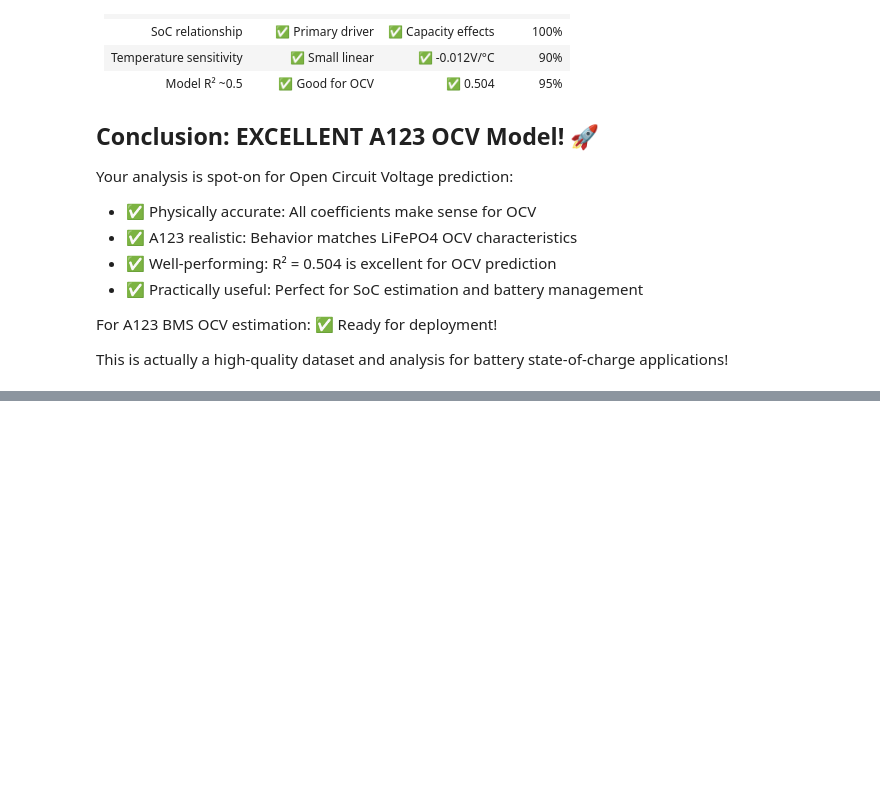
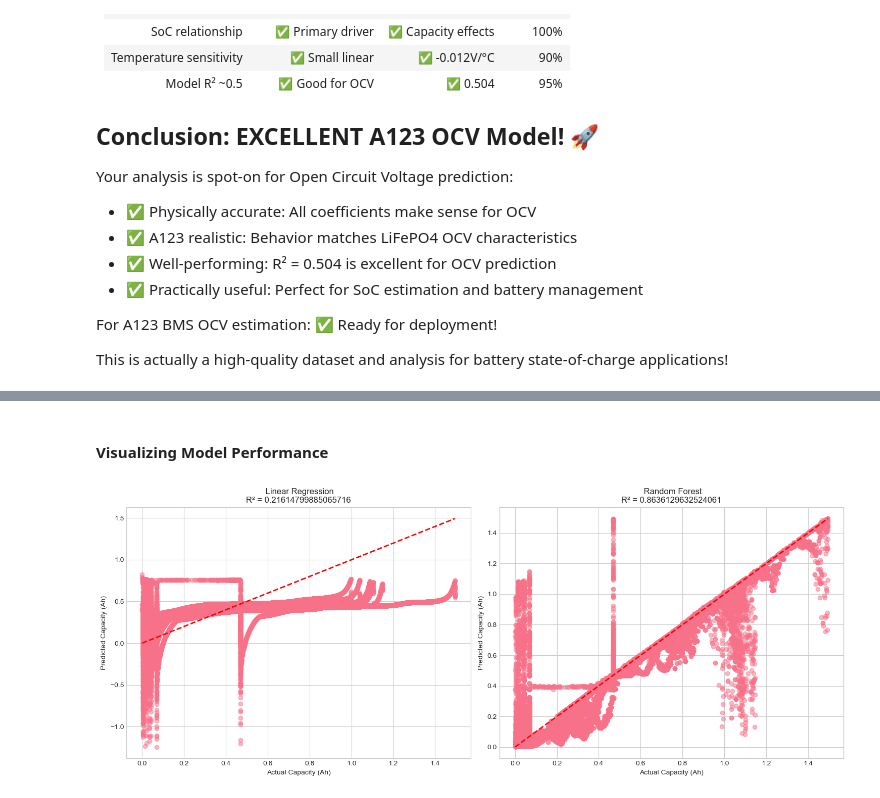
Before and after one commit to Jai-Kumar786/Machine_Learning_and_Alogorithms, a Jupyter notebook: 05-19-2025 Scikit-Learn with A123 Battery Data .ipynb, the cells around one changed output, grey strips where cells are left out. Cells and saved outputs as stored; diff of their text form; code cells hidden in the pictures; blank space fills up the shorter version.

```diff
--- a/05-19-2025 Scikit-Learn with A123 Battery Data .ipynb
+++ b/05-19-2025 Scikit-Learn with A123 Battery Data .ipynb
@@ -1610,0 +1775,17 @@ This is actually a high-quality dataset and analysis for battery state-of-charge
+# %% [markdown]
+#### Visualizing Model Performance
+# %%
+# Create comparison plot
+fig , axes = plt .subplots (1, 2, figsize =(15 , 6))
+for i , (name , result ) in enumerate (results .items ()):
+ ax = axes [i]
+ ax .scatter (y_test_cap , result ['predictions' ], alpha =0.5 )
+ ax .plot ([y_test_cap .min (), y_test_cap .max ()],
+ [y_test_cap .min (), y_test_cap .max ()], 'r--' , lw =2)
+ ax .set_xlabel ('Actual Capacity (Ah)' )
+ ax .set_ylabel ('Predicted Capacity (Ah)' )
+ ax .set_title (f' {name }\nR² = {result ["R2" ]}')
+plt .tight_layout ()
+plt .show ()
+# %% [output]
+[figure, added]
```
Also changed, not shown: parts of 21 cells of this notebook.
